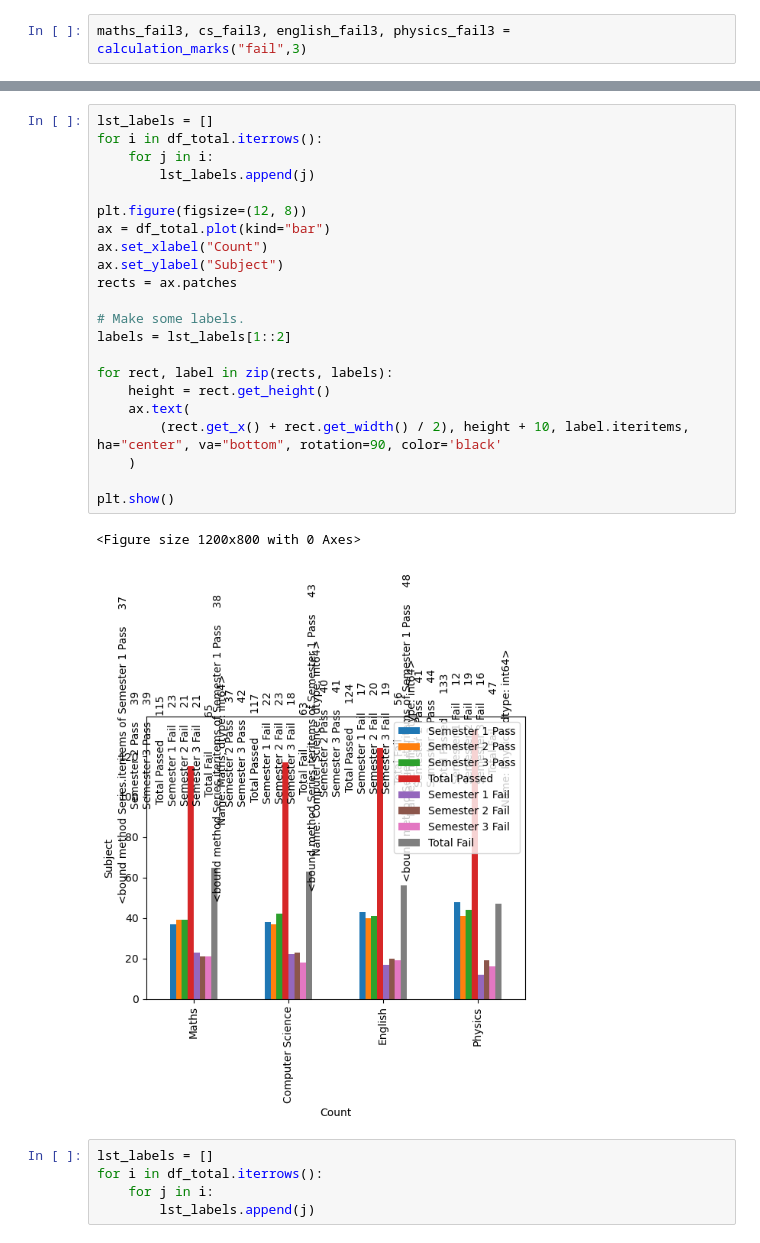
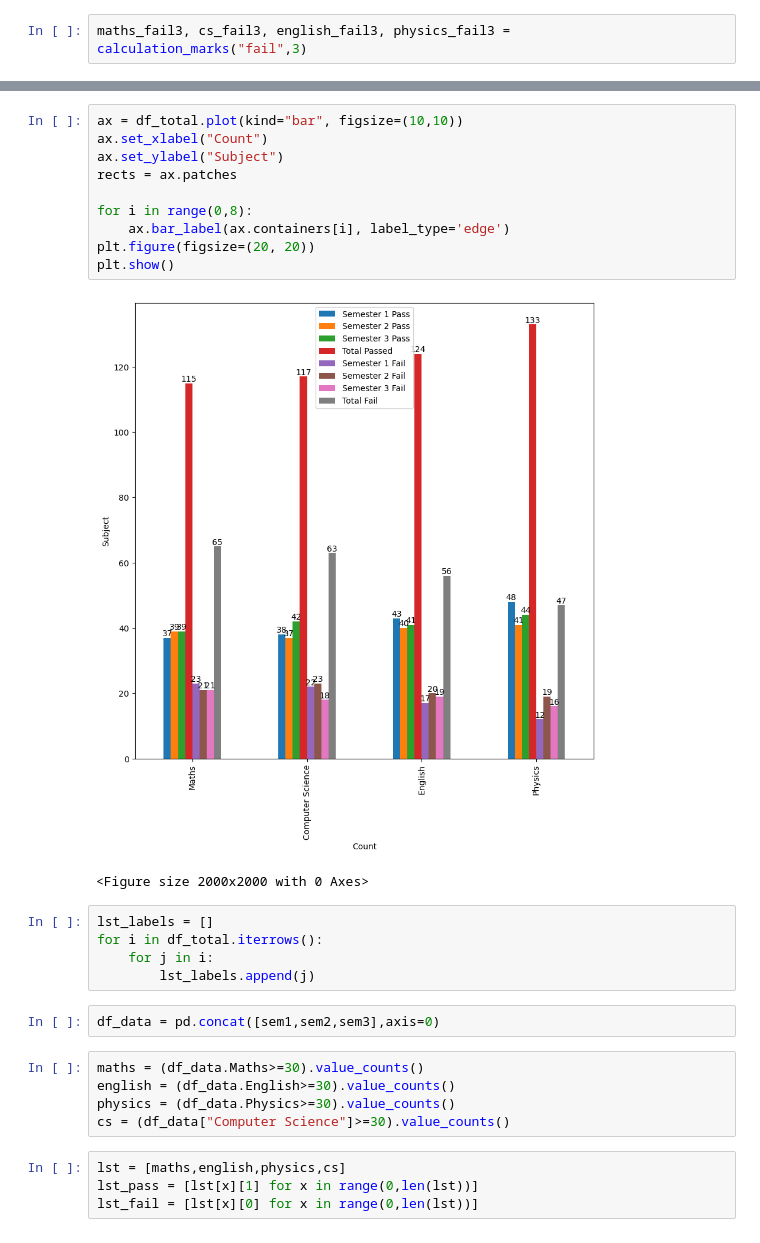
Before and after one commit to cezanekarki/Netflix_EDA, a Jupyter notebook: Day9/students.ipynb, the cells around one changed output, grey strips where cells are left out. Saved outputs shown, nothing was run; the diff lists cells and outputs as text.

```diff
--- a/Day9/students.ipynb
+++ b/Day9/students.ipynb
@@ -154,33 +159,32 @@ df_total
 | Computer Science | 38 | 37 | 42 | 117 | 22 | 23 | ... |
 | English | 43 | 40 | 41 | 124 | 17 | 20 | ... |
 | Physics | 48 | 41 | 44 | 133 | 12 | 19 | ... |
-# %%
-lst_labels = []
-for i in df_total.iterrows():
-    for j in i:
-        lst_labels.append(j)
-
-plt.figure(figsize=(12, 8))
-ax = df_total.plot(kind="bar")
-ax.set_xlabel("Count")
-ax.set_ylabel("Subject")
-rects = ax.patches
-
-# Make some labels.
-labels = lst_labels[1::2]
-
-for rect, label in zip(rects, labels):
-    height = rect.get_height()
-    ax.text(
-        (rect.get_x() + rect.get_width() / 2), height + 10, label.iteritems, ha="center", va="bottom", rotation=90, color='black'
-    )
-
-plt.show()
-# %% [output]
-<Figure size 1200x800 with 0 Axes>
-[figure, removed]
+# %%
+ax = df_total.plot(kind="bar", figsize=(10,10))
+ax.set_xlabel("Count")
+ax.set_ylabel("Subject")
+rects = ax.patches
+
+for i in range(0,8):
+    ax.bar_label(ax.containers[i], label_type='edge')
+plt.figure(figsize=(20, 20))
+plt.show()
+# %% [output]
+[figure, added]
+<Figure size 2000x2000 with 0 Axes>
 # %%
 lst_labels = []
 for i in df_total.iterrows():
     for j in i:
         lst_labels.append(j)
+# %%
+df_data = pd.concat([sem1,sem2,sem3],axis=0)
+# %%
+maths = (df_data.Maths>=30).value_counts()
+english = (df_data.English>=30).value_counts()
+physics = (df_data.Physics>=30).value_counts()
+cs = (df_data["Computer Science"]>=30).value_counts()
+# %%
+lst = [maths,english,physics,cs]
+lst_pass = [lst[x][1] for x in range(0,len(lst))]
+lst_fail = [lst[x][0] for x in range(0,len(lst))]
```
Also changed, not shown: parts of 10 cells of this notebook.
